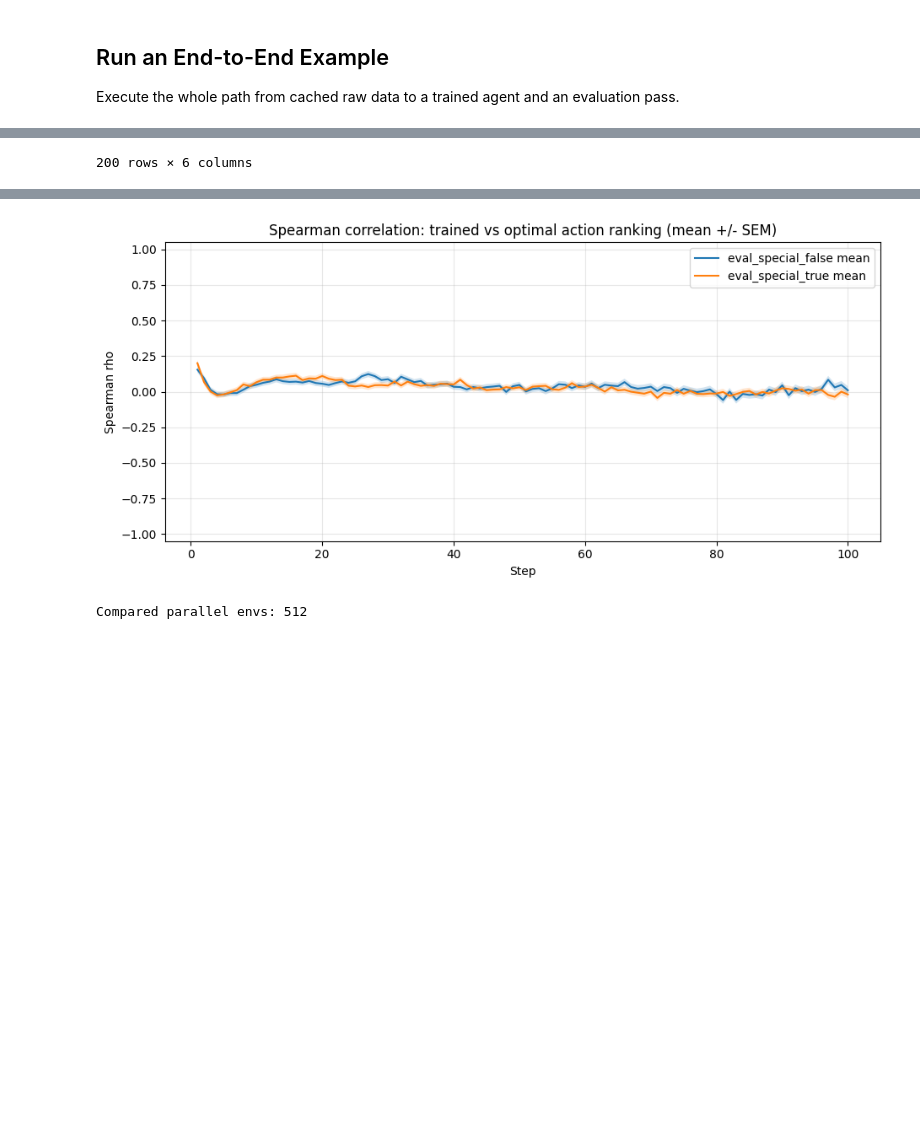
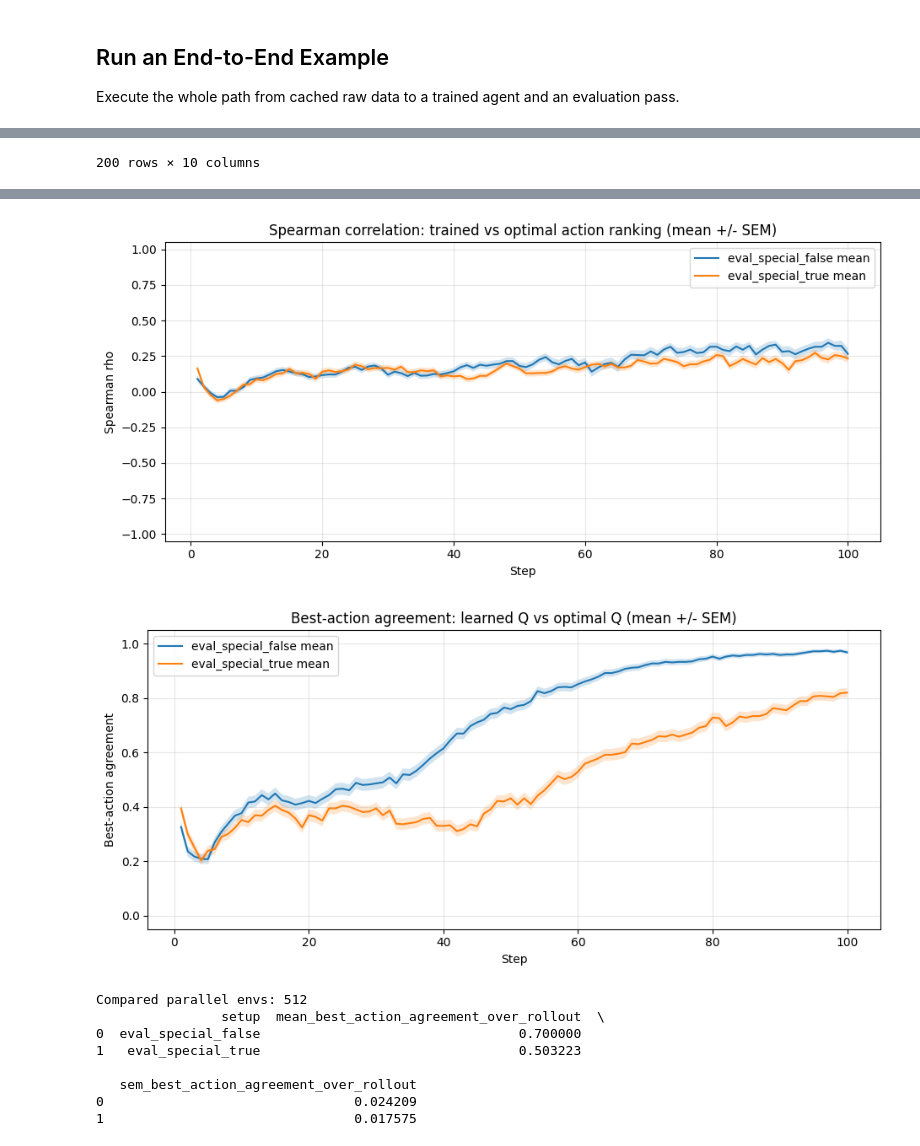
Before and after one commit to wladekpal/golden-standard, a Jupyter notebook: notebooks/fast_data_pipeline.ipynb, the cells around one changed output, grey strips where cells are left out. Drawn from its saved outputs; the diff is of its cells as text; code cells hidden in the pictures; blank space fills up the shorter version.

```diff
--- a/notebooks/fast_data_pipeline.ipynb
+++ b/notebooks/fast_data_pipeline.ipynb
@@ -50,7 +50,7 @@ OUTPUT_DIR.mkdir(parents=True, exist_ok=True)
 
 SEED = 0
 BATCH_SIZE = 512
-NUM_UPDATES = 200_000
+NUM_UPDATES = 1_000_000
 NUM_EVAL_CHECKPOINTS = 20
 LOG_EVERY = 100
 EVAL_EVERY = 500
@@ -956,11 +1028,13 @@ except ModuleNotFoundError:
 ACTION_NAMES = {0: "UP", 1: "DOWN", 2: "LEFT", 3: "RIGHT", 4: "PICK_UP", 5: "PUT_DOWN"}
 NUM_COMPARE_ENVS = 512
 
+
 def repeat_state_for_actions(state, n_actions=6):
     return jax.tree_util.tree_map(
         lambda x: jnp.repeat(x, repeats=n_actions, axis=0),
         state,
     )
+
 
 def make_batched_optimal_q_fn(env, discount, max_boxes, max_actions, max_move, rollout_steps=100, fallback_action=0):
     step_batch = jax.jit(jax.vmap(lambda st, act: env.step(st, act), in_axes=(0, 0)))
@@ -1019,6 +1093,7 @@ def make_batched_optimal_q_fn(env, discount, max_boxes, max_actions, max_move, r
 
     return run
 
+
 def trained_q_for_states(states_batch):
     grid_batch = states_batch.grid
     goal_batch = states_batch.goal
@@ -1035,6 +1110,7 @@ def trained_q_for_states(states_batch):
         q_raw = q_raw[:, None, :]
     return np.asarray(q_raw.mean(axis=1).transpose(1, 0), dtype=np.float32)  # [N, 6]
 
+
 def spearman_batch_from_scores(scores_a: np.ndarray, scores_b: np.ndarray) -> np.ndarray:
     # scores_a, scores_b: [N, A]
     n = scores_a.shape[0]
@@ -1047,6 +1123,15 @@ def spearman_batch_from_scores(scores_a: np.ndarray, scores_b: np.ndarray) -> np
         else:
             rhos[i] = np.corrcoef(rank_a, rank_b)[0, 1]
     return rhos
+
+
+def best_action_agreement_batch(scores_a: np.ndarray, scores_b: np.ndarray) -> np.ndarray:
+    # Tie-aware top-action agreement: success if any best action overlaps between learned and optimal.
+    best_a = np.isclose(scores_a, scores_a.max(axis=1, keepdims=True), rtol=1e-6, atol=1e-8)
+    best_b = np.isclose(scores_b, scores_b.max(axis=1, keepdims=True), rtol=1e-6, atol=1e-8)
+    agreement = np.logical_and(best_a, best_b).any(axis=1)
+    return agreement.astype(np.float32)
+
 
 def compare_setup(setup_name: str, eval_env_instance, generator_special: bool, seed_offset: int):
     key = jax.random.PRNGKey(SEED + seed_offset)
@@ -1105,6 +1190,11 @@ def compare_setup(setup_name: str, eval_env_instance, generator_special: bool, s
         std_rho = float(np.nanstd(rho_vec)) if valid_count > 0 else np.nan
         sem_rho = float(std_rho / np.sqrt(valid_count)) if valid_count > 0 else np.nan
 
+        best_action_agreement = best_action_agreement_batch(trained_q, optimal_q)
+        mean_best_action_agreement = float(np.mean(best_action_agreement)) if n_envs > 0 else np.nan
+        std_best_action_agreement = float(np.std(best_action_agreement)) if n_envs > 0 else np.nan
+        sem_best_action_agreement = float(std_best_action_agreement / np.sqrt(max(n_envs, 1))) if n_envs > 0 else np.nan
+
         step_rows.append(
             {
                 "setup": setup_name,
@@ -1112,11 +1202,16 @@ def compare_setup(setup_name: str, eval_env_instance, generator_special: bool, s
                 "mean_spearman_rho": mean_rho,
                 "std_spearman_rho": std_rho,
                 "sem_spearman_rho": sem_rho,
+                "mean_best_action_agreement": mean_best_action_agreement,
+                "std_best_action_agreement": std_best_action_agreement,
+                "sem_best_action_agreement": sem_best_action_agreement,
                 "n_valid_envs": valid_count,
+                "n_envs": n_envs,
             }
         )
 
     return pd.DataFrame(step_rows)
+
 
 df_true = compare_setup(
     setup_name="eval_special_true",
@@ -1136,16 +1231,24 @@ spearman_step_df = pd.concat([df_true, df_false], ignore_index=True)
 summary_rows = []
 for setup_name, group_df in spearman_step_df.groupby("setup"):
     valid_mask = np.isfinite(group_df["mean_spearman_rho"].to_numpy())
-    values = group_df.loc[valid_mask, "mean_spearman_rho"].to_numpy(dtype=np.float32)
-    n = values.shape[0]
+    rho_values = group_df.loc[valid_mask, "mean_spearman_rho"].to_numpy(dtype=np.float32)
+    agree_values = group_df["mean_best_action_agreement"].to_numpy(dtype=np.float32)
+
+    n_rho = rho_values.shape[0]
+    n_agree = agree_values.shape[0]
+
     summary_rows.append(
         {
             "setup": setup_name,
-            "mean_of_step_means": float(np.mean(values)) if n > 0 else np.nan,
-            "sem_of_step_means": float(np.std(values) / np.sqrt(n)) if n > 0 else np.nan,
-            "min_step_mean": float(np.min(values)) if n > 0 else np.nan,
-            "max_step_mean": float(np.max(values)) if n > 0 else np.nan,
-            "num_steps": int(n),
+            "mean_of_step_means": float(np.mean(rho_values)) if n_rho > 0 else np.nan,
+            "sem_of_step_means": float(np.std(rho_values) / np.sqrt(n_rho)) if n_rho > 0 else np.nan,
+            "min_step_mean": float(np.min(rho_values)) if n_rho > 0 else np.nan,
+            "max_step_mean": float(np.max(rho_values)) if n_rho > 0 else np.nan,
+            "mean_best_action_agreement_over_rollout": float(np.mean(agree_values)) if n_agree > 0 else np.nan,
+            "sem_best_action_agreement_over_rollout": float(np.std(agree_values) / np.sqrt(n_agree)) if n_agree > 0 else np.nan,
+            "min_step_best_action_agreement": float(np.min(agree_values)) if n_agree > 0 else np.nan,
+            "max_step_best_action_agreement": float(np.max(agree_values)) if n_agree > 0 else np.nan,
+            "num_steps": int(n_rho),
             "num_envs_per_step": NUM_COMPARE_ENVS,
         }
     )
@@ -1171,5 +1274,23 @@ ax.legend()
 plt.tight_layout()
 plt.show()
 
+fig_agree, ax_agree = plt.subplots(figsize=(9.5, 4.5))
+for setup_name, group_df in spearman_step_df.groupby("setup"):
+    x = group_df["step"].to_numpy()
+    y = group_df["mean_best_action_agreement"].to_numpy(dtype=np.float32)
+    yerr = group_df["sem_best_action_agreement"].to_numpy(dtype=np.float32)
+    ax_agree.plot(x, y, label=f"{setup_name} mean")
+    ax_agree.fill_between(x, y - yerr, y + yerr, alpha=0.2)
+
+ax_agree.set_title("Best-action agreement: learned Q vs optimal Q (mean +/- SEM)")
+ax_agree.set_xlabel("Step")
+ax_agree.set_ylabel("Best-action agreement")
+ax_agree.set_ylim(-0.05, 1.05)
+ax_agree.grid(alpha=0.3)
+ax_agree.legend()
+plt.tight_layout()
+plt.show()
+
 print("Compared parallel envs:", NUM_COMPARE_ENVS)
+print(summary_df[["setup", "mean_best_action_agreement_over_rollout", "sem_best_action_agreement_over_rollout"]])
 # %% [output]
@@ -1188 +1309 @@ print("Compared parallel envs:", NUM_COMPARE_ENVS)
-200 rows × 6 columns
+200 rows × 10 columns
@@ -1192,2 +1313,10 @@ print("Compared parallel envs:", NUM_COMPARE_ENVS)
-[figure, old version]
+[figure, new version]
+[figure, added]
 Compared parallel envs: 512
+                setup  mean_best_action_agreement_over_rollout  \
+0  eval_special_false                                 0.700000
+1   eval_special_true                                 0.503223
+
+   sem_best_action_agreement_over_rollout
+0                                0.024209
+1                                0.017575
```
Also changed, not shown: parts of 7 cells of this notebook, 1 other file.
